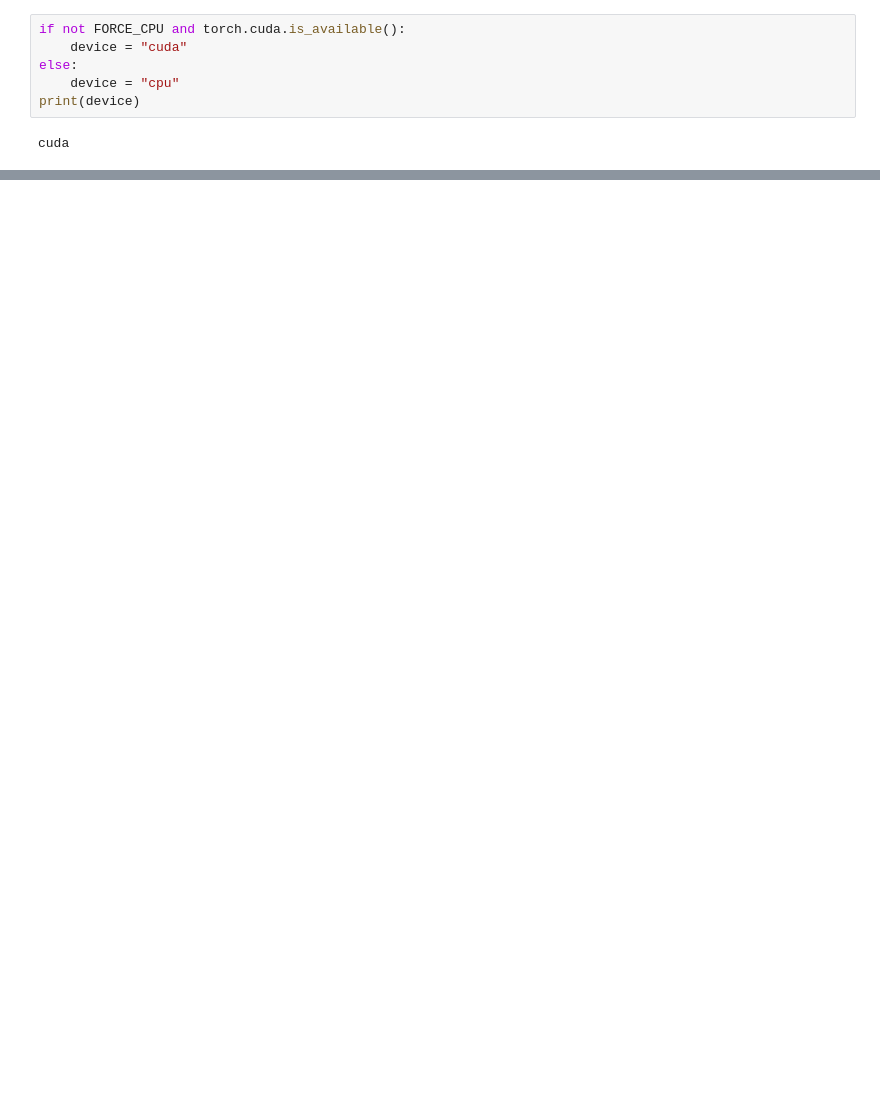
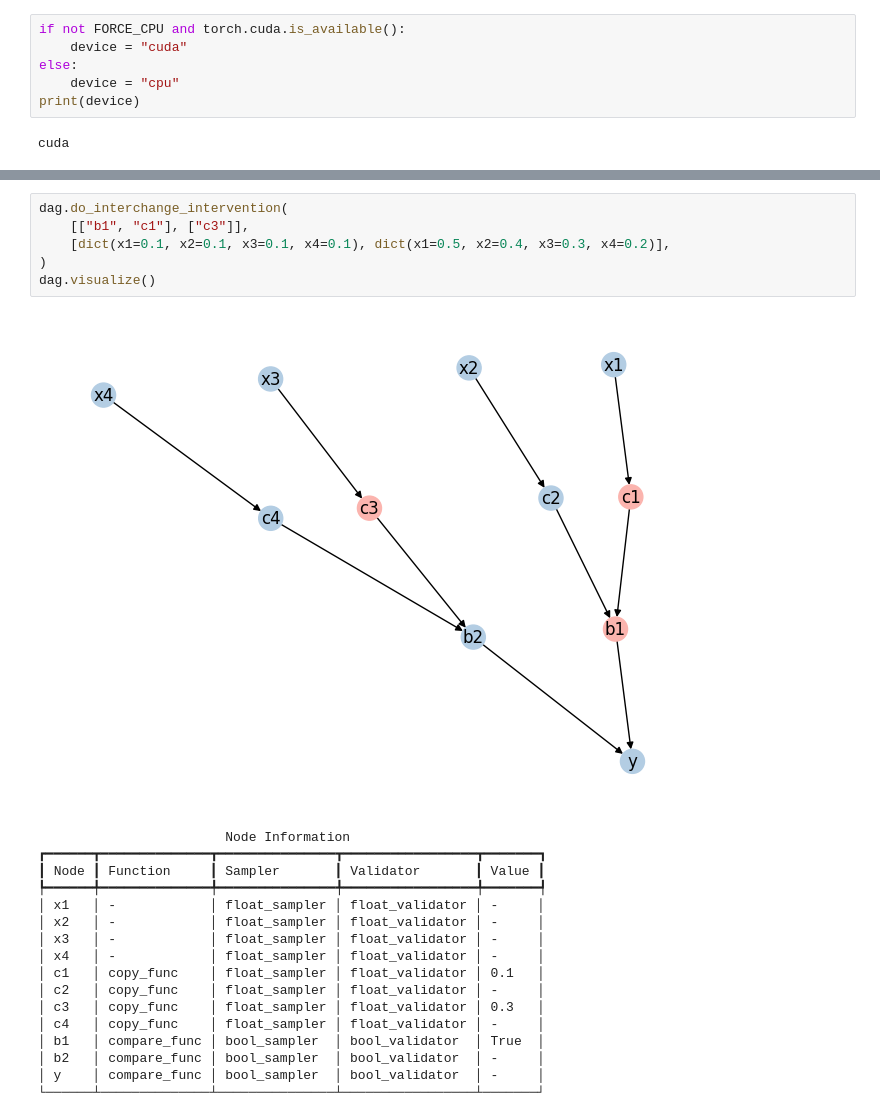
Before and after one commit to adamimos/causal-networks, a Jupyter notebook: playground/hierarchical-equality.ipynb, the cells around one changed output, grey strips where cells are left out. Drawn from its saved outputs; the diff is of its cells as text; blank space fills up the shorter version.

```diff
--- a/playground/hierarchical-equality.ipynb
+++ b/playground/hierarchical-equality.ipynb
@@ -307,0 +279,24 @@ Train accuracy: 68.41300%
+# %%
+dag.do_interchange_intervention(
+    [["b1", "c1"], ["c3"]],
+    [dict(x1=0.1, x2=0.1, x3=0.1, x4=0.1), dict(x1=0.5, x2=0.4, x3=0.3, x4=0.2)],
+)
+dag.visualize()
+# %% [output]
+[figure, added]
+                        Node Information
+┏━━━━━━┳━━━━━━━━━━━━━━┳━━━━━━━━━━━━━━━┳━━━━━━━━━━━━━━━━━┳━━━━━━━┓
+┃ Node ┃ Function     ┃ Sampler       ┃ Validator       ┃ Value ┃
+┡━━━━━━╇━━━━━━━━━━━━━━╇━━━━━━━━━━━━━━━╇━━━━━━━━━━━━━━━━━╇━━━━━━━┩
+│ x1   │ -            │ float_sampler │ float_validator │ -     │
+│ x2   │ -            │ float_sampler │ float_validator │ -     │
+│ x3   │ -            │ float_sampler │ float_validator │ -     │
+│ x4   │ -            │ float_sampler │ float_validator │ -     │
+│ c1   │ copy_func    │ float_sampler │ float_validator │ 0.1   │
+│ c2   │ copy_func    │ float_sampler │ float_validator │ -     │
+│ c3   │ copy_func    │ float_sampler │ float_validator │ 0.3   │
+│ c4   │ copy_func    │ float_sampler │ float_validator │ -     │
+│ b1   │ compare_func │ bool_sampler  │ bool_validator  │ True  │
+│ b2   │ compare_func │ bool_sampler  │ bool_validator  │ -     │
+│ y    │ compare_func │ bool_sampler  │ bool_validator  │ -     │
+└──────┴──────────────┴───────────────┴─────────────────┴───────┘
```
Also changed, not shown: parts of 26 cells of this notebook, 2 other files.
